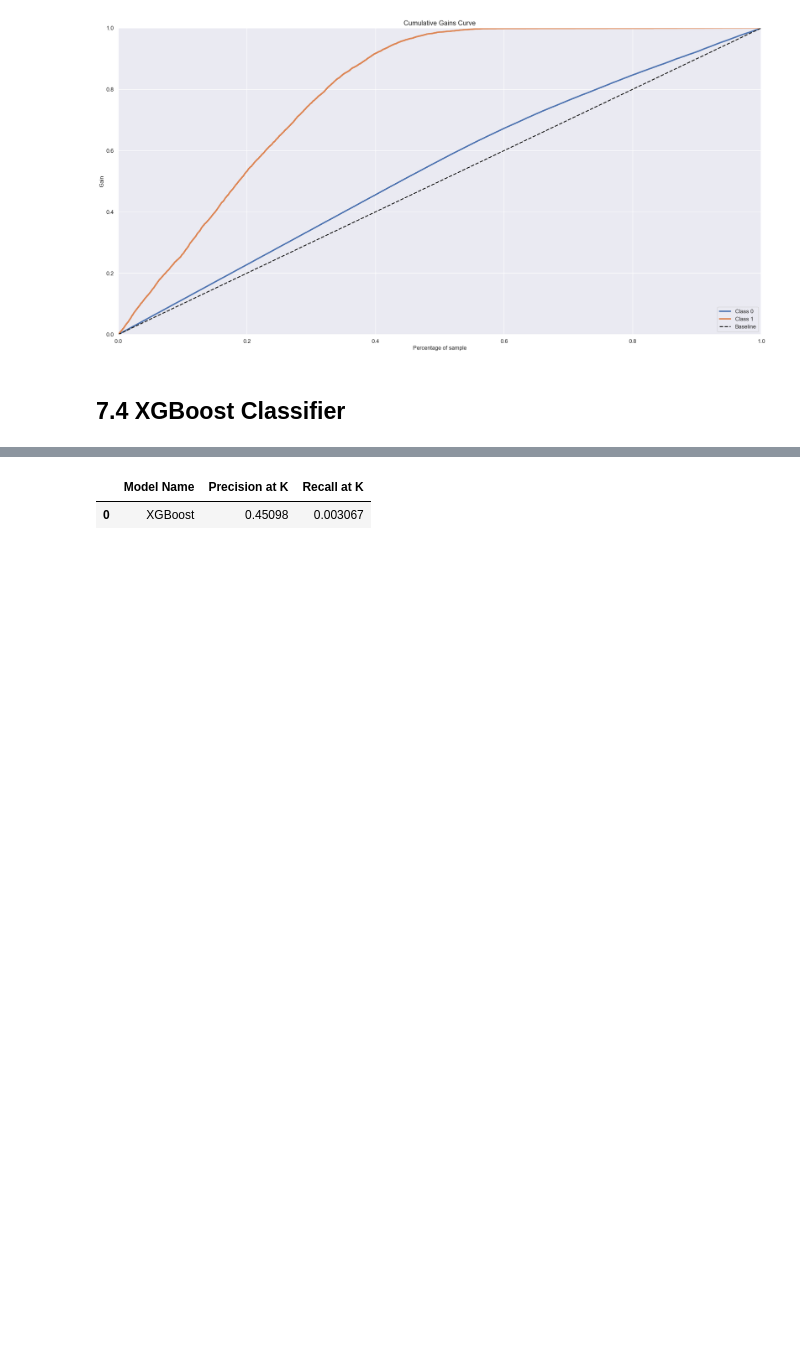
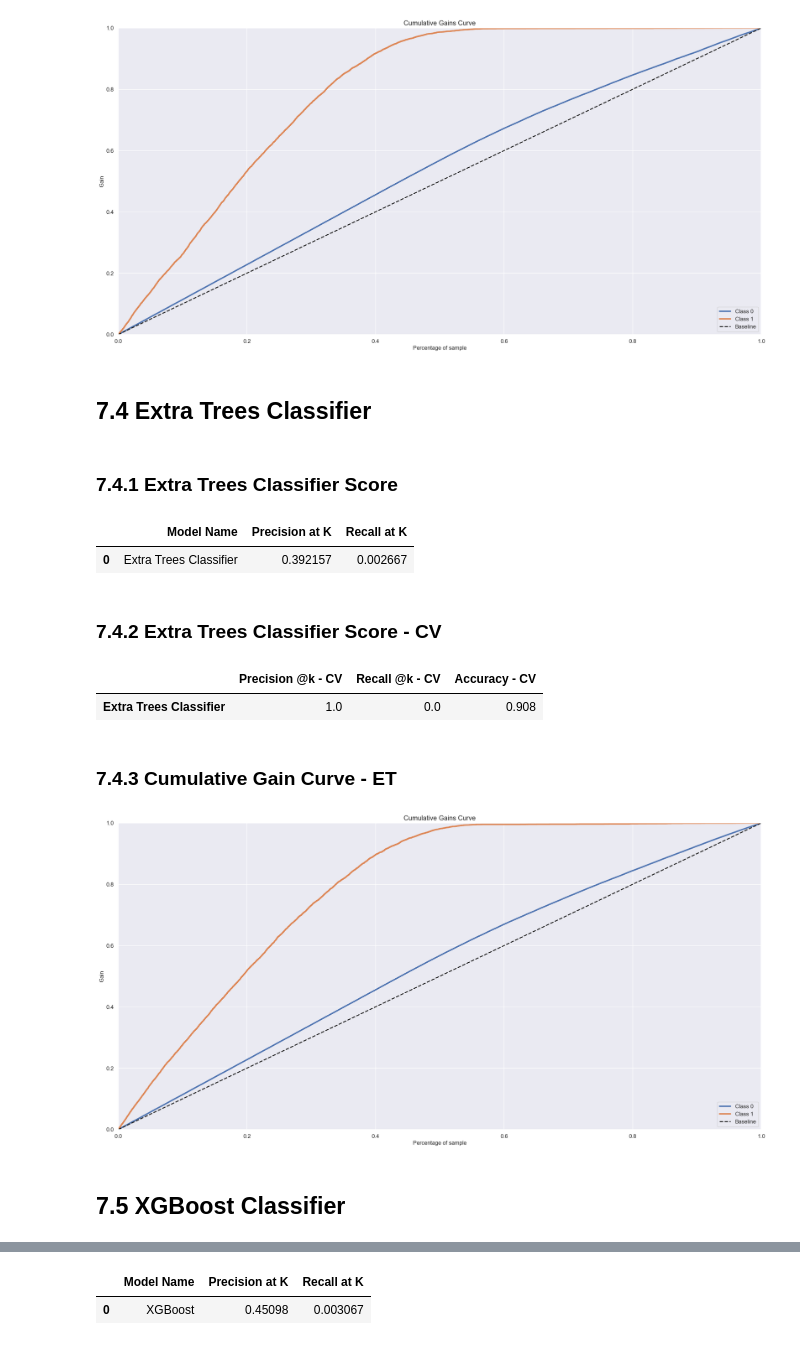
Before and after one commit to luishmq/insurance_cross_sell, a Jupyter notebook: notebooks/cross_sell.ipynb, the cells around one changed output, grey strips where cells are left out. Saved outputs shown, nothing was run; the diff lists cells and outputs as text; code cells hidden in the pictures; blank space fills up the shorter version.

Commit message:
Building cross-validation and start fine-tunning

```diff
--- a/notebooks/cross_sell.ipynb
+++ b/notebooks/cross_sell.ipynb
@@ -650,8 +745,43 @@ rf_result_rank
 plot_cumulative_gain( y_test, y_proba_rfc );
 # %% [output]
 [figure]
+# %% [markdown]
+## 7.4 Extra Trees Classifier
+# %%
+# model definition
+et_model = en.ExtraTreesClassifier(n_estimators=1000, n_jobs=-1, random_state=42)
+
+# model training
+et_model.fit( X_train_ml, y_train )
+
+# model prediction
+yhat_et = et_model.predict_proba( X_test_ml )
+yhatp_et = et_model.predict( X_test_ml )
+# %% [markdown]
+### 7.4.1 Extra Trees Classifier Score
+# %%
+et_result_rank = ranking_performance('Extra Trees Classifier', X_test_ml, y_test, yhat_et, 50)
+et_result_rank
+# %% [output]
+|  | Model Name | Precision at K | Recall at K |
+| 0 | Extra Trees Classifier | 0.392157 | 0.002667 |
+# %% [markdown]
+### 7.4.2 Extra Trees Classifier Score - CV
+# %%
+et_result_cv = cross_validation( 'Extra Trees Classifier', et_model, X_train_ml, y_train, 5, verbose=False )
+et_result_cv
+# %% [output]
+|  | Precision @k - CV | Recall @k - CV | Accuracy - CV |
+| Extra Trees Classifier | 1.0 | 0.0 | 0.908 |
+# %% [markdown]
+### 7.4.3 Cumulative Gain Curve - ET
+# %%
+# Accumulative Gain
+plot_cumulative_gain( y_test, yhat_et );
+# %% [output]
+[figure, added]
 # %% [markdown]
-## 7.4 XGBoost Classifier
+## 7.5 XGBoost Classifier
 # %%
 n = (y_train.shape[0] - y_train.sum())/y_train.sum()
 # model definition
```
Also changed, not shown: parts of 21 cells of this notebook.
